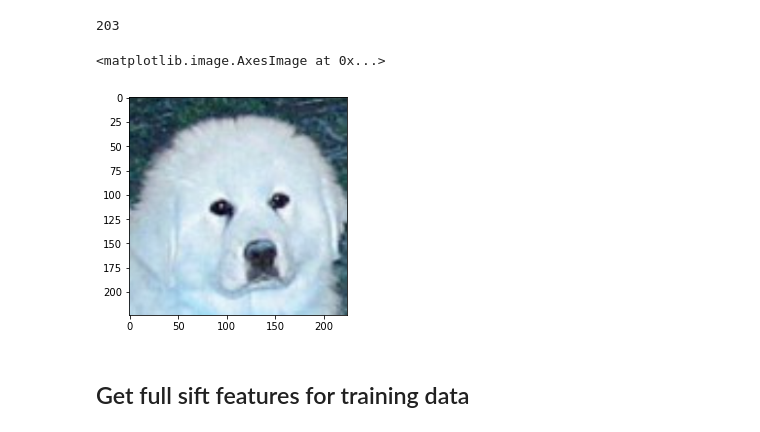
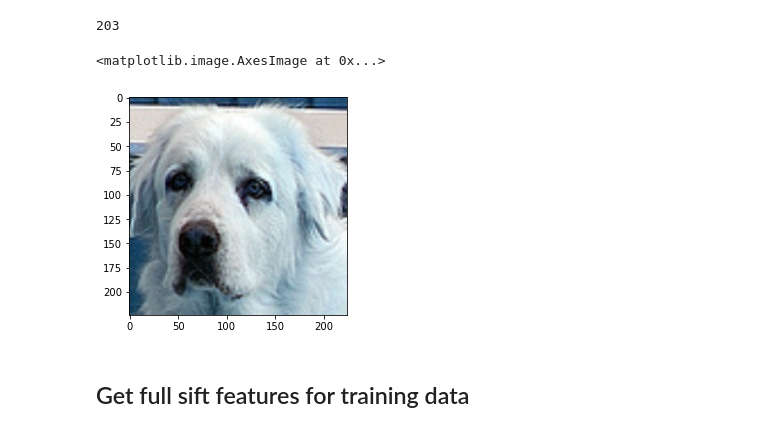
Before and after one commit to federicoarenasl/BoVW-ResNet18-Robustness-Evaluation, a Jupyter notebook: bovw_notebook.ipynb, the cells around one changed output. Saved outputs shown, nothing was run; the diff lists cells and outputs as text; code cells hidden in the pictures.

```diff
--- a/bovw_notebook.ipynb
+++ b/bovw_notebook.ipynb
@@ -87,10 +87,10 @@ len(val_dict[1])
 # %% [output]
 203
 # %%
-plt.imshow(train_dict[0][0])
+plt.imshow(train_dict[0][19])
 # %% [output]
 <matplotlib.image.AxesImage at 0x...>
-[figure, old version]
+[figure, new version]
 # %% [markdown]
 ## Get full sift features for training data
 # %%
```
Also changed, not shown: 1 other file.
